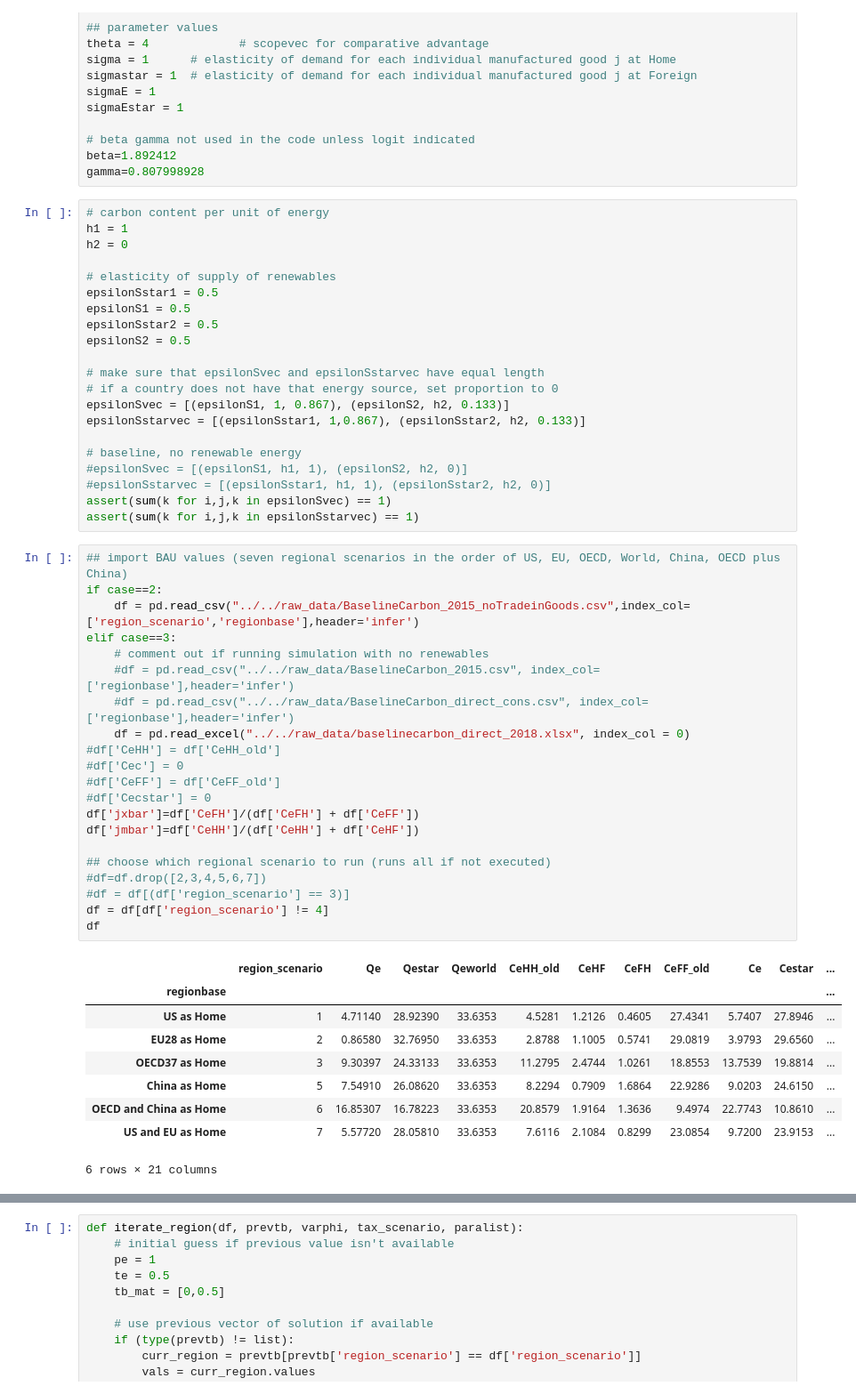
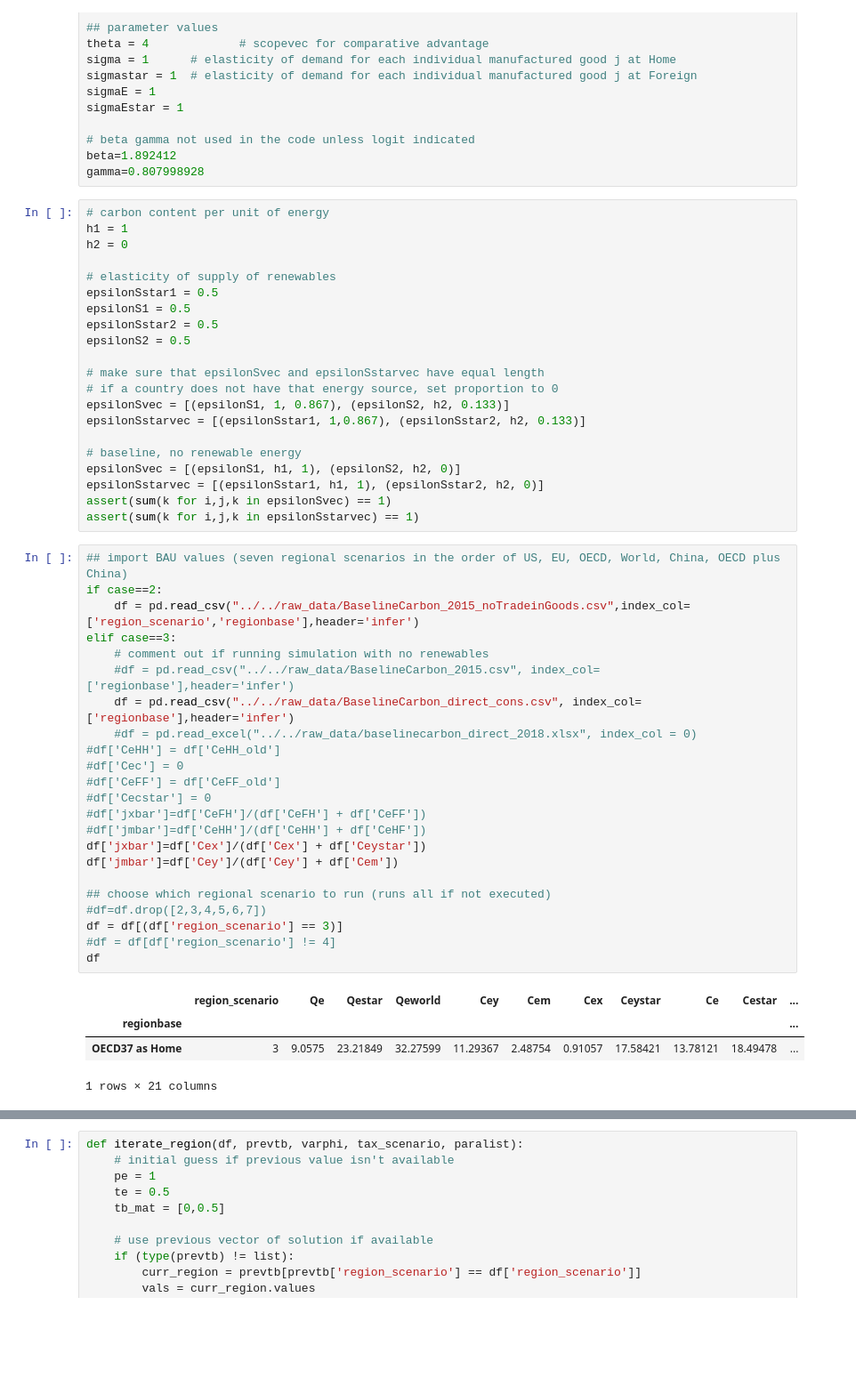
Before and after one commit to VoliCrank/Optimal-Unilateral-Carbon-Policy, a Jupyter notebook: simulation_results/codes/direct_energy_consumption/ces_direct_energy.ipynb, the cells around one changed output, grey strips where cells are left out. Shown at 89% size. Saved outputs shown, nothing was run; the diff lists cells and outputs as text; blank space fills up the shorter version.

```diff
--- a/simulation_results/codes/direct_energy_consumption/ces_direct_energy.ipynb
+++ b/simulation_results/codes/direct_energy_consumption/ces_direct_energy.ipynb
@@ -38,39 +38,36 @@ epsilonSvec = [(epsilonS1, 1, 0.867), (epsilonS2, h2, 0.133)]
 epsilonSstarvec = [(epsilonSstar1, 1,0.867), (epsilonSstar2, h2, 0.133)]
 
 # baseline, no renewable energy
-#epsilonSvec = [(epsilonS1, h1, 1), (epsilonS2, h2, 0)]
-#epsilonSstarvec = [(epsilonSstar1, h1, 1), (epsilonSstar2, h2, 0)]
+epsilonSvec = [(epsilonS1, h1, 1), (epsilonS2, h2, 0)]
+epsilonSstarvec = [(epsilonSstar1, h1, 1), (epsilonSstar2, h2, 0)]
 assert(sum(k for i,j,k in epsilonSvec) == 1)
 assert(sum(k for i,j,k in epsilonSstarvec) == 1)
 # %%
 ## import BAU values (seven regional scenarios in the order of US, EU, OECD, World, China, OECD plus China)
 if case==2:
     df = pd.read_csv("../../raw_data/BaselineCarbon_2015_noTradeinGoods.csv",index_col=['region_scenario','regionbase'],header='infer')
 elif case==3:
     # comment out if running simulation with no renewables
     #df = pd.read_csv("../../raw_data/BaselineCarbon_2015.csv", index_col=['regionbase'],header='infer')
-    #df = pd.read_csv("../../raw_data/BaselineCarbon_direct_cons.csv", index_col=['regionbase'],header='infer')
-    df = pd.read_excel("../../raw_data/baselinecarbon_direct_2018.xlsx", index_col = 0)
+    df = pd.read_csv("../../raw_data/BaselineCarbon_direct_cons.csv", index_col=['regionbase'],header='infer')
+    #df = pd.read_excel("../../raw_data/baselinecarbon_direct_2018.xlsx", index_col = 0)
 #df['CeHH'] = df['CeHH_old']
 #df['Cec'] = 0
 #df['CeFF'] = df['CeFF_old']
 #df['Cecstar'] = 0
-df['jxbar']=df['CeFH']/(df['CeFH'] + df['CeFF'])
-df['jmbar']=df['CeHH']/(df['CeHH'] + df['CeHF'])
+#df['jxbar']=df['CeFH']/(df['CeFH'] + df['CeFF'])
+#df['jmbar']=df['CeHH']/(df['CeHH'] + df['CeHF'])
+df['jxbar']=df['Cex']/(df['Cex'] + df['Ceystar'])
+df['jmbar']=df['Cey']/(df['Cey'] + df['Cem'])
 
 ## choose which regional scenario to run (runs all if not executed)
 #df=df.drop([2,3,4,5,6,7])
-#df = df[(df['region_scenario'] == 3)]
-df = df[df['region_scenario'] != 4]
+df = df[(df['region_scenario'] == 3)]
+#df = df[df['region_scenario'] != 4]
 df
 # %% [output]
-|  | region_scenario | Qe | Qestar | Qeworld | CeHH_old | CeHF | CeFH | CeFF_old | Ce | Cestar | ... |
+|  | region_scenario | Qe | Qestar | Qeworld | Cey | Cem | Cex | Ceystar | Ce | Cestar | ... |
 | regionbase |  |  |  |  |  |  |  |  |  |  | ... |
-| US as Home | 1 | 4.71140 | 28.92390 | 33.6353 | 4.5281 | 1.2126 | 0.4605 | 27.4341 | 5.7407 | 27.8946 | ... |
-| EU28 as Home | 2 | 0.86580 | 32.76950 | 33.6353 | 2.8788 | 1.1005 | 0.5741 | 29.0819 | 3.9793 | 29.6560 | ... |
-| OECD37 as Home | 3 | 9.30397 | 24.33133 | 33.6353 | 11.2795 | 2.4744 | 1.0261 | 18.8553 | 13.7539 | 19.8814 | ... |
-| China as Home | 5 | 7.54910 | 26.08620 | 33.6353 | 8.2294 | 0.7909 | 1.6864 | 22.9286 | 9.0203 | 24.6150 | ... |
-| OECD and China as Home | 6 | 16.85307 | 16.78223 | 33.6353 | 20.8579 | 1.9164 | 1.3636 | 9.4974 | 22.7743 | 10.8610 | ... |
-| US and EU as Home | 7 | 5.57720 | 28.05810 | 33.6353 | 7.6116 | 2.1084 | 0.8299 | 23.0854 | 9.7200 | 23.9153 | ... |
+| OECD37 as Home | 3 | 9.0575 | 23.21849 | 32.27599 | 11.29367 | 2.48754 | 0.91057 | 17.58421 | 13.78121 | 18.49478 | ... |
-6 rows × 21 columns
+1 rows × 21 columns
 # %%
```
Also changed, not shown: parts of 7 cells of this notebook, 24 other files.
